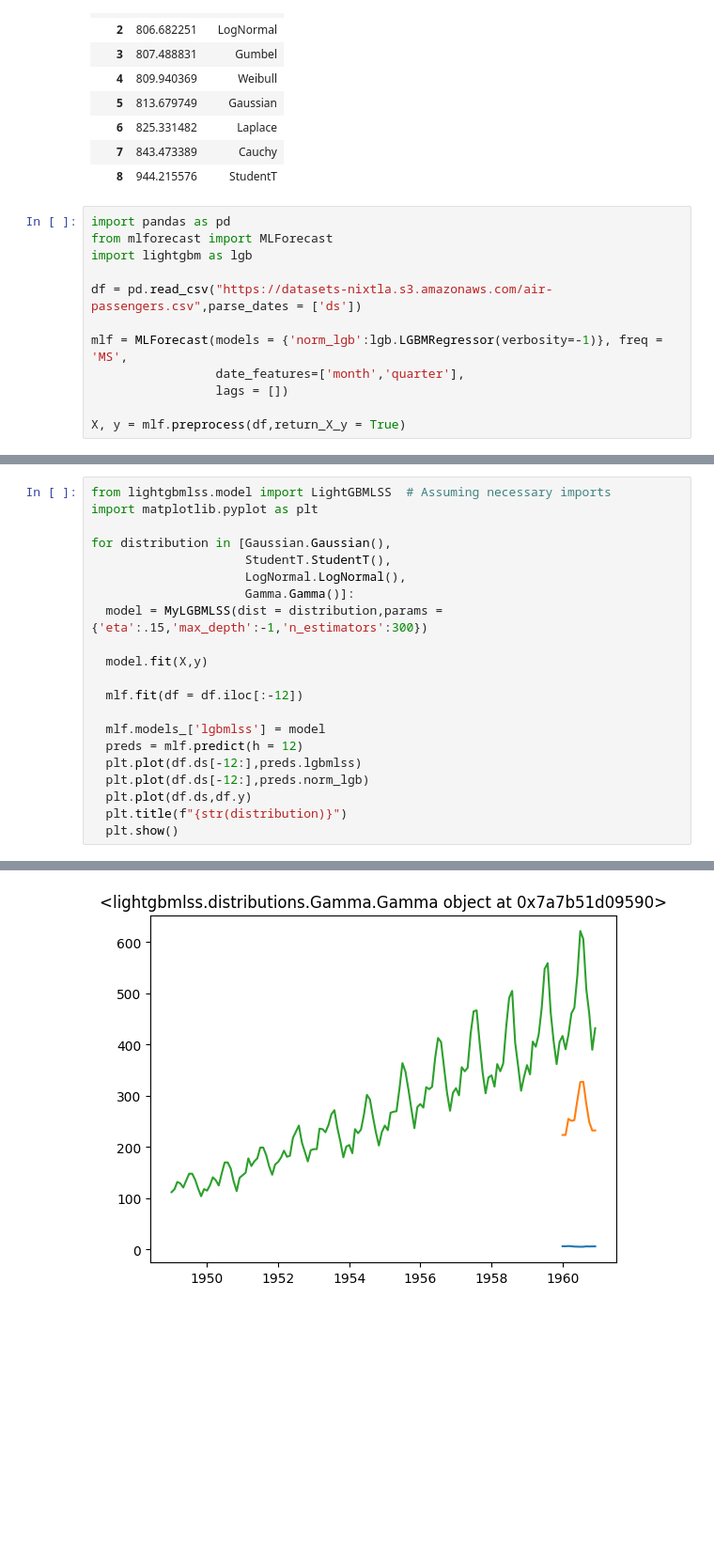
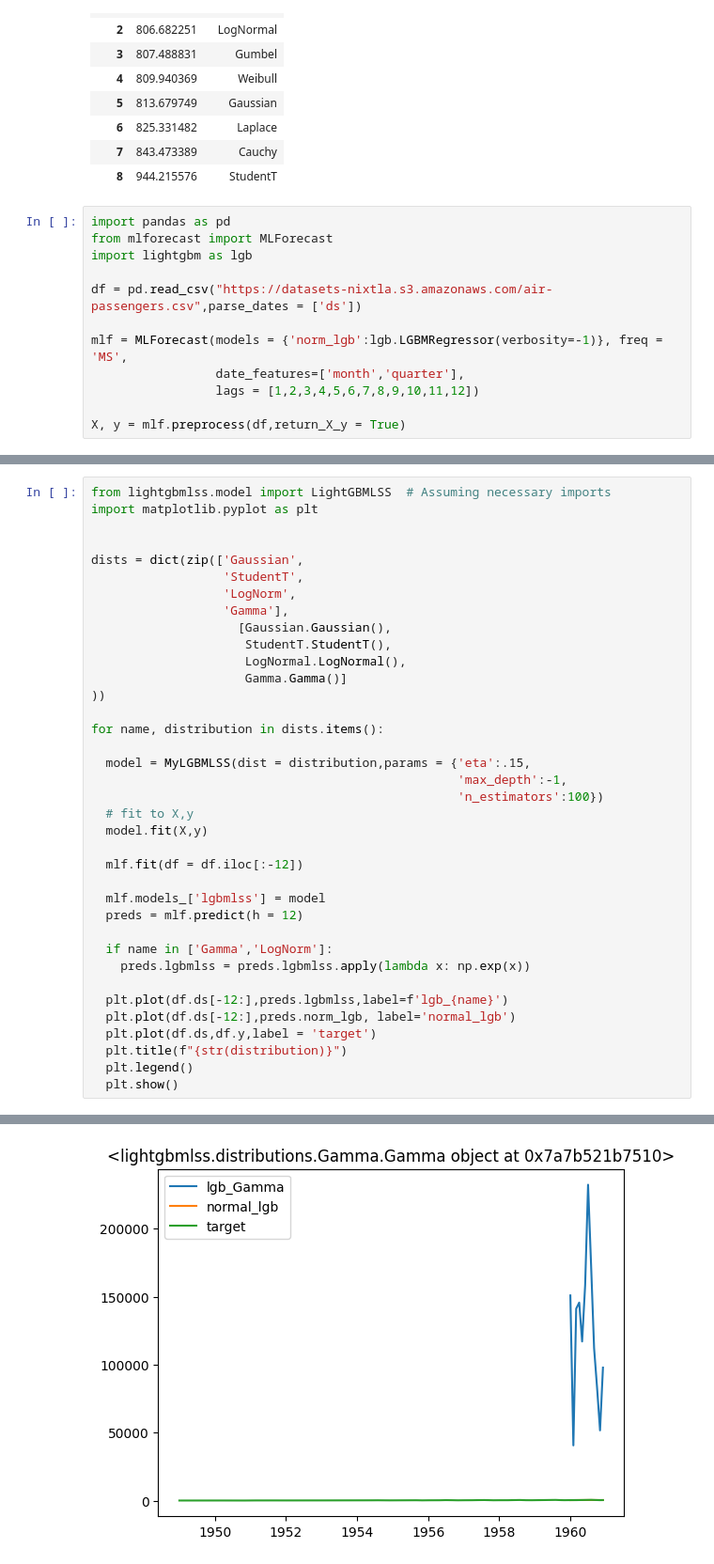
Before and after one commit to jrodenberg0/jrodenberg0, a Jupyter notebook: docs/examples/GLSS_forecast.ipynb, the cells around one changed output, grey strips where cells are left out. Shown at 94% size. Cells and saved outputs as stored; diff of their text form; blank space fills up the shorter version.

```diff
--- a/docs/examples/GLSS_forecast.ipynb
+++ b/docs/examples/GLSS_forecast.ipynb
@@ -141,7 +139,7 @@ df = pd.read_csv("https://datasets-nixtla.s3.amazonaws.com/air-passengers.csv",p
 
 mlf = MLForecast(models = {'norm_lgb':lgb.LGBMRegressor(verbosity=-1)}, freq = 'MS',
                  date_features=['month','quarter'],
-                 lags = [])
+                 lags = [1,2,3,4,5,6,7,8,9,10,11,12])
 
 X, y = mlf.preprocess(df,return_X_y = True)
 # %%
@@ -172,21 +170,37 @@ array([238.3748 , 238.3748 , 270.18903, 266.98257, 271.4951 , 313.81943,
 from lightgbmlss.model import LightGBMLSS  # Assuming necessary imports
 import matplotlib.pyplot as plt
 
-for distribution in [Gaussian.Gaussian(),
+
+dists = dict(zip(['Gaussian',
+                  'StudentT',
+                  'LogNorm',
+                  'Gamma'],
+                    [Gaussian.Gaussian(),
                      StudentT.StudentT(),
                      LogNormal.LogNormal(),
-                     Gamma.Gamma()]:
-  model = MyLGBMLSS(dist = distribution,params = {'eta':.15,'max_depth':-1,'n_estimators':300})
+                     Gamma.Gamma()]
+))
 
+for name, distribution in dists.items():
+
+  model = MyLGBMLSS(dist = distribution,params = {'eta':.15,
+                                                  'max_depth':-1,
+                                                  'n_estimators':100})
+  # fit to X,y
   model.fit(X,y)
 
   mlf.fit(df = df.iloc[:-12])
 
   mlf.models_['lgbmlss'] = model
   preds = mlf.predict(h = 12)
-  plt.plot(df.ds[-12:],preds.lgbmlss)
-  plt.plot(df.ds[-12:],preds.norm_lgb)
-  plt.plot(df.ds,df.y)
+
+  if name in ['Gamma','LogNorm']:
+    preds.lgbmlss = preds.lgbmlss.apply(lambda x: np.exp(x))
+
+  plt.plot(df.ds[-12:],preds.lgbmlss,label=f'lgb_{name}')
+  plt.plot(df.ds[-12:],preds.norm_lgb, label='normal_lgb')
+  plt.plot(df.ds,df.y,label = 'target')
   plt.title(f"{str(distribution)}")
+  plt.legend()
   plt.show()
 # %% [output]
@@ -196,4 +210,4 @@ for distribution in [Gaussian.Gaussian(),
-[figure, old version]
+[figure, new version]
 # %%
 
   plt.plot(df.ds[-12:],preds.lgbmlss.pipe(np.exp))
```
Also changed, not shown: parts of 4 cells of this notebook.
